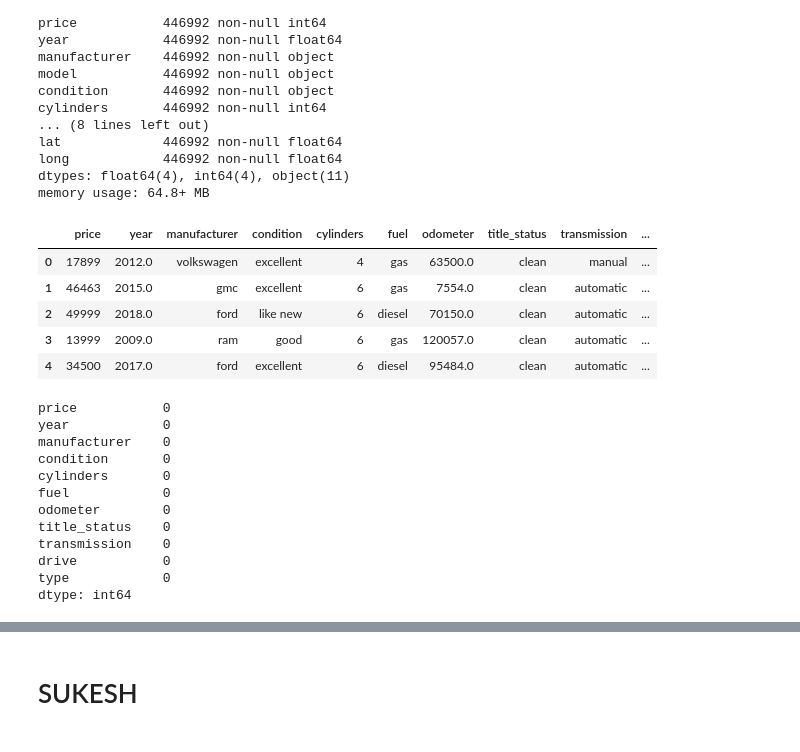
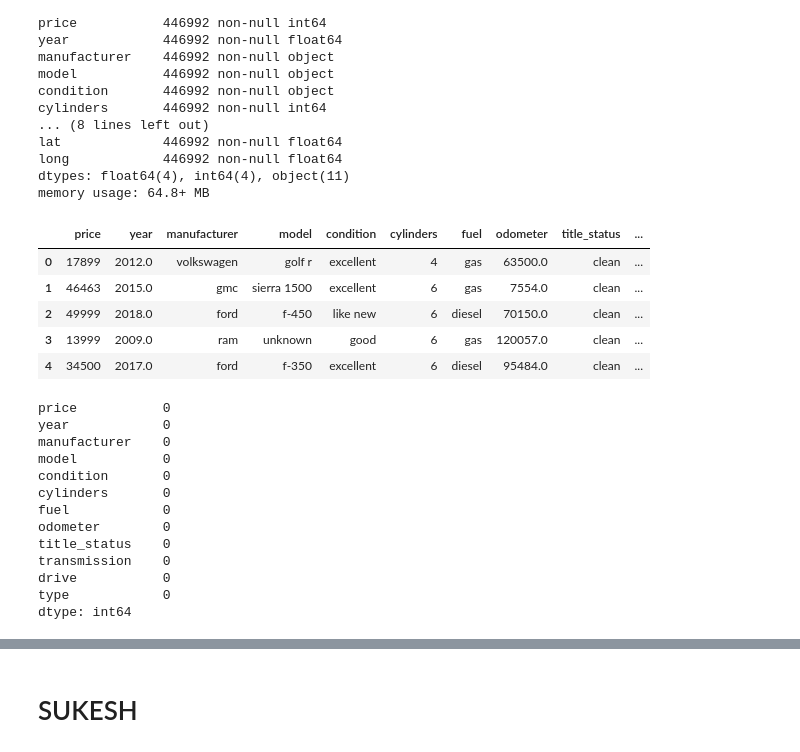
Before and after one commit to sukesh-reddy/Used-Cars-Analysis, a Jupyter notebook: modelling.ipynb, the cells around one changed output, grey strips where cells are left out. Drawn from its saved outputs; the diff is of its cells as text; code cells hidden in the pictures.

```diff
--- a/modelling.ipynb
+++ b/modelling.ipynb
@@ -30,17 +30,17 @@ dtypes: float64(4), int64(4), object(11)
 memory usage: 64.8+ MB
 # %%
 # Removing columns which will not be contributing to any of our models.
-dropColumns = ['id','url', 'region', 'model', 'paint_color', 'state', 'lat','long']
+dropColumns = ['id','url', 'region', 'paint_color', 'state', 'lat','long']
 trial1 = trial1.drop(columns = dropColumns)
 
 trial1.head()
 # %% [output]
-|  | price | year | manufacturer | condition | cylinders | fuel | odometer | title_status | transmission | ... |
-| 0 | 17899 | 2012.0 | volkswagen | excellent | 4 | gas | 63500.0 | clean | manual | ... |
-| 1 | 46463 | 2015.0 | gmc | excellent | 6 | gas | 7554.0 | clean | automatic | ... |
-| 2 | 49999 | 2018.0 | ford | like new | 6 | diesel | 70150.0 | clean | automatic | ... |
-| 3 | 13999 | 2009.0 | ram | good | 6 | gas | 120057.0 | clean | automatic | ... |
-| 4 | 34500 | 2017.0 | ford | excellent | 6 | diesel | 95484.0 | clean | automatic | ... |
+|  | price | year | manufacturer | model | condition | cylinders | fuel | odometer | title_status | ... |
+| 0 | 17899 | 2012.0 | volkswagen | golf r | excellent | 4 | gas | 63500.0 | clean | ... |
+| 1 | 46463 | 2015.0 | gmc | sierra 1500 | excellent | 6 | gas | 7554.0 | clean | ... |
+| 2 | 49999 | 2018.0 | ford | f-450 | like new | 6 | diesel | 70150.0 | clean | ... |
+| 3 | 13999 | 2009.0 | ram | unknown | good | 6 | gas | 120057.0 | clean | ... |
+| 4 | 34500 | 2017.0 | ford | f-350 | excellent | 6 | diesel | 95484.0 | clean | ... |
 # %%
 # Checking null values
 print(trial1.isnull().sum())
@@ -48,6 +48,7 @@ print(trial1.isnull().sum())
 price           0
 year            0
 manufacturer    0
+model           0
 condition       0
 cylinders       0
 fuel            0
```
Also changed, not shown: parts of 34 cells of this notebook.
